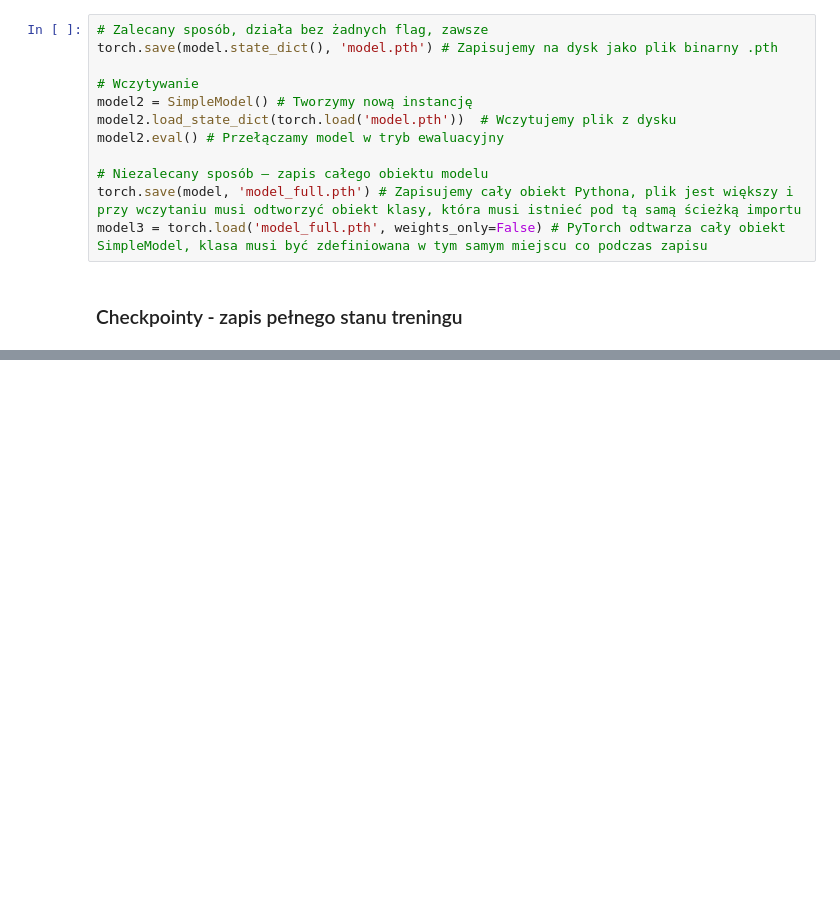
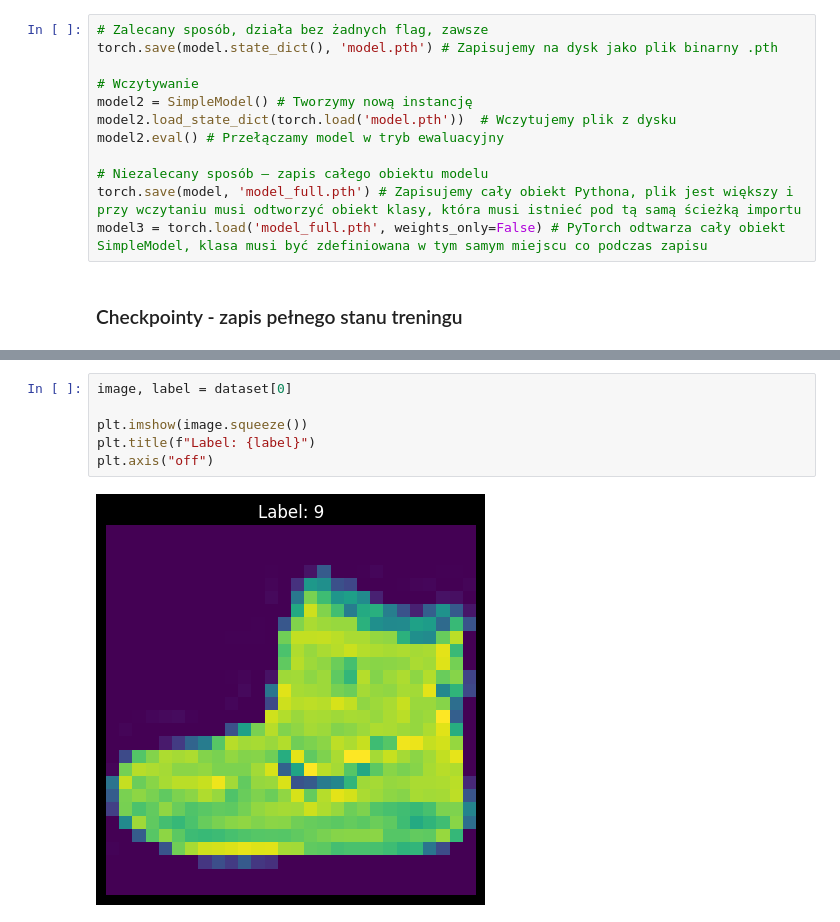
Before and after one commit to Gipsonek123/Project1-PyTorch, a Jupyter notebook: PyTorch.ipynb, the cells around one changed output, grey strips where cells are left out. Cells and saved outputs as stored; diff of their text form; blank space fills up the shorter version.

```diff
--- a/PyTorch.ipynb
+++ b/PyTorch.ipynb
@@ -380,0 +679,8 @@ Wznowiono od epoki 50, ostatni loss: 7.2645
+# %%
+image, label = dataset[0]
+
+plt.imshow(image.squeeze())
+plt.title(f"Label: {label}")
+plt.axis("off")
+# %% [output]
+[figure, added]
```
Also changed, not shown: parts of 72 cells of this notebook, 1 other file.
